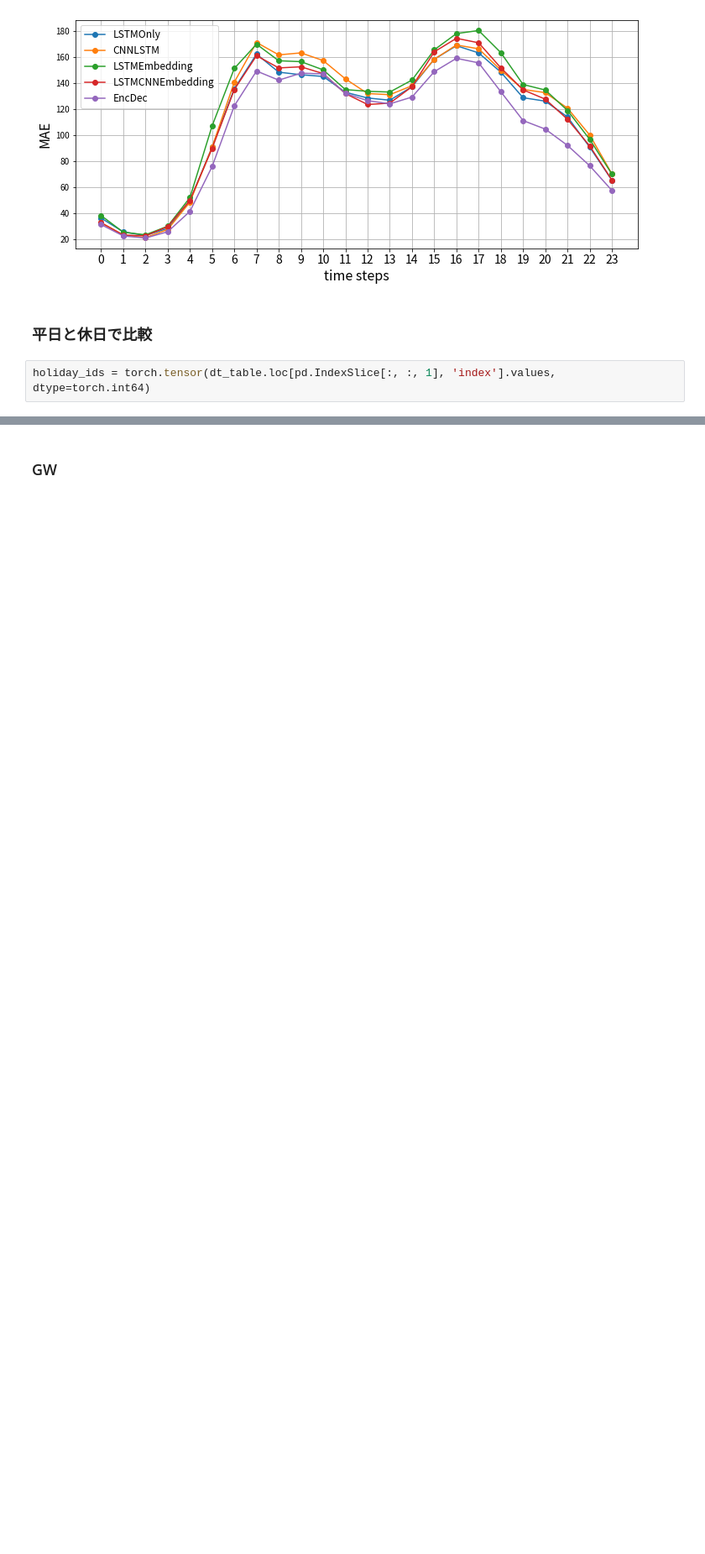
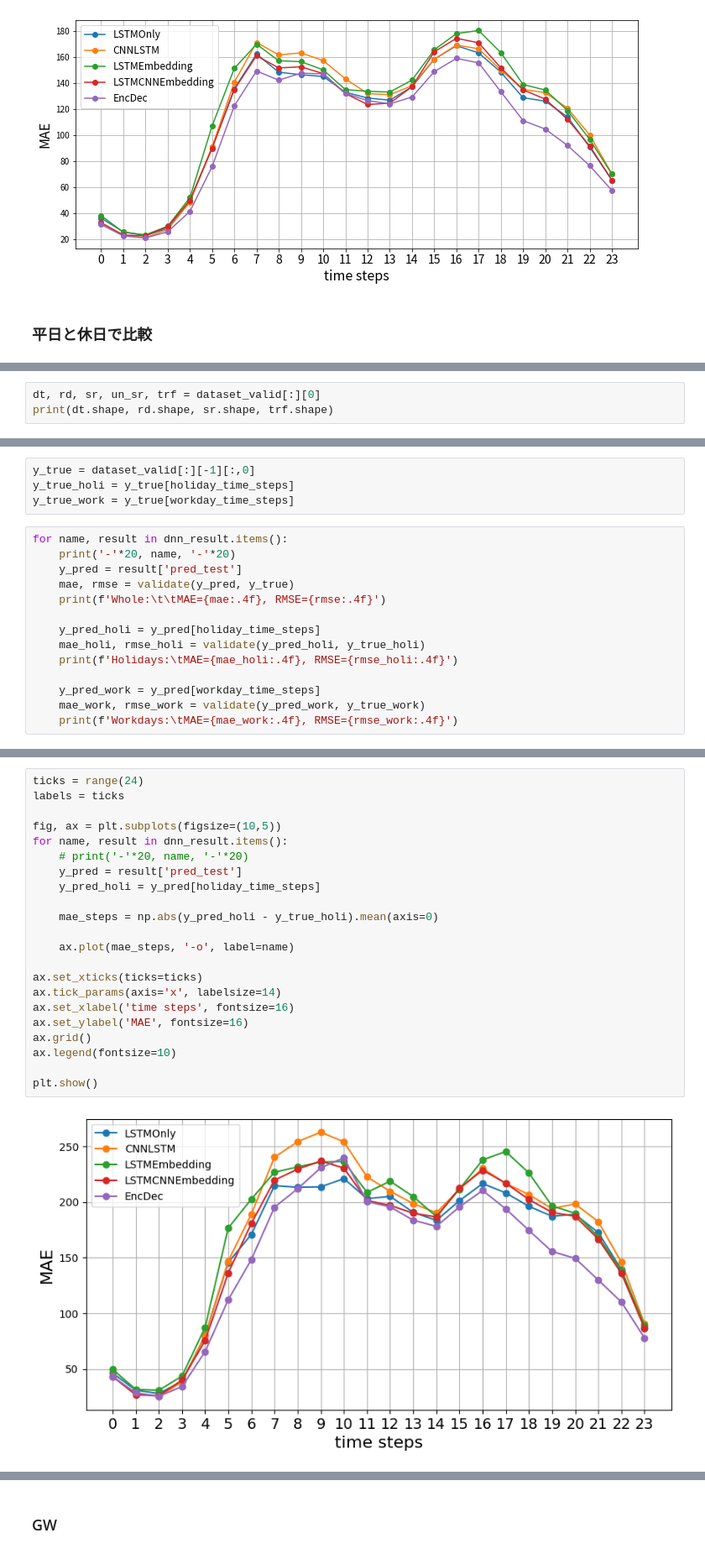
Before and after one commit to mitk23/traffic-search, a Jupyter notebook: src/experiment_analysis.ipynb, the cells around one changed output, grey strips where cells are left out. Shown at 84% size. Drawn from its saved outputs; the diff is of its cells as text; blank space fills up the shorter version.

```diff
--- a/src/experiment_analysis.ipynb
+++ b/src/experiment_analysis.ipynb
@@ -942,5 +725,3 @@ plt.show()
 [figure]
 # %% [markdown]
 ### 平日と休日で比較
-# %%
-holiday_ids = torch.tensor(dt_table.loc[pd.IndexSlice[:, :, 1], 'index'].values, dtype=torch.int64)
@@ -1048,0 +728,3 @@ plt.show()
+# %%
+dt, rd, sr, un_sr, trf = dataset_valid[:][0]
+print(dt.shape, rd.shape, sr.shape, trf.shape)
@@ -1048,0 +742,18 @@ plt.show()
+# %%
+y_true = dataset_valid[:][-1][:,0]
+y_true_holi = y_true[holiday_time_steps]
+y_true_work = y_true[workday_time_steps]
+# %%
+for name, result in dnn_result.items():
+    print('-'*20, name, '-'*20)
+    y_pred = result['pred_test']
+    mae, rmse = validate(y_pred, y_true)
+    print(f'Whole:\t\tMAE={mae:.4f}, RMSE={rmse:.4f}')
+
+    y_pred_holi = y_pred[holiday_time_steps]
+    mae_holi, rmse_holi = validate(y_pred_holi, y_true_holi)
+    print(f'Holidays:\tMAE={mae_holi:.4f}, RMSE={rmse_holi:.4f}')
+
+    y_pred_work = y_pred[workday_time_steps]
+    mae_work, rmse_work = validate(y_pred_work, y_true_work)
+    print(f'Workdays:\tMAE={mae_work:.4f}, RMSE={rmse_work:.4f}')
@@ -1048,0 +787,24 @@ plt.show()
+# %%
+ticks = range(24)
+labels = ticks
+
+fig, ax = plt.subplots(figsize=(10,5))
+for name, result in dnn_result.items():
+    # print('-'*20, name, '-'*20)
+    y_pred = result['pred_test']
+    y_pred_holi = y_pred[holiday_time_steps]
+
+    mae_steps = np.abs(y_pred_holi - y_true_holi).mean(axis=0)
+
+    ax.plot(mae_steps, '-o', label=name)
+
+ax.set_xticks(ticks=ticks)
+ax.tick_params(axis='x', labelsize=14)
+ax.set_xlabel('time steps', fontsize=16)
+ax.set_ylabel('MAE', fontsize=16)
+ax.grid()
+ax.legend(fontsize=10)
+
+plt.show()
+# %% [output]
+[figure, added]
```
Also changed, not shown: parts of 97 cells of this notebook, 5 other files.
